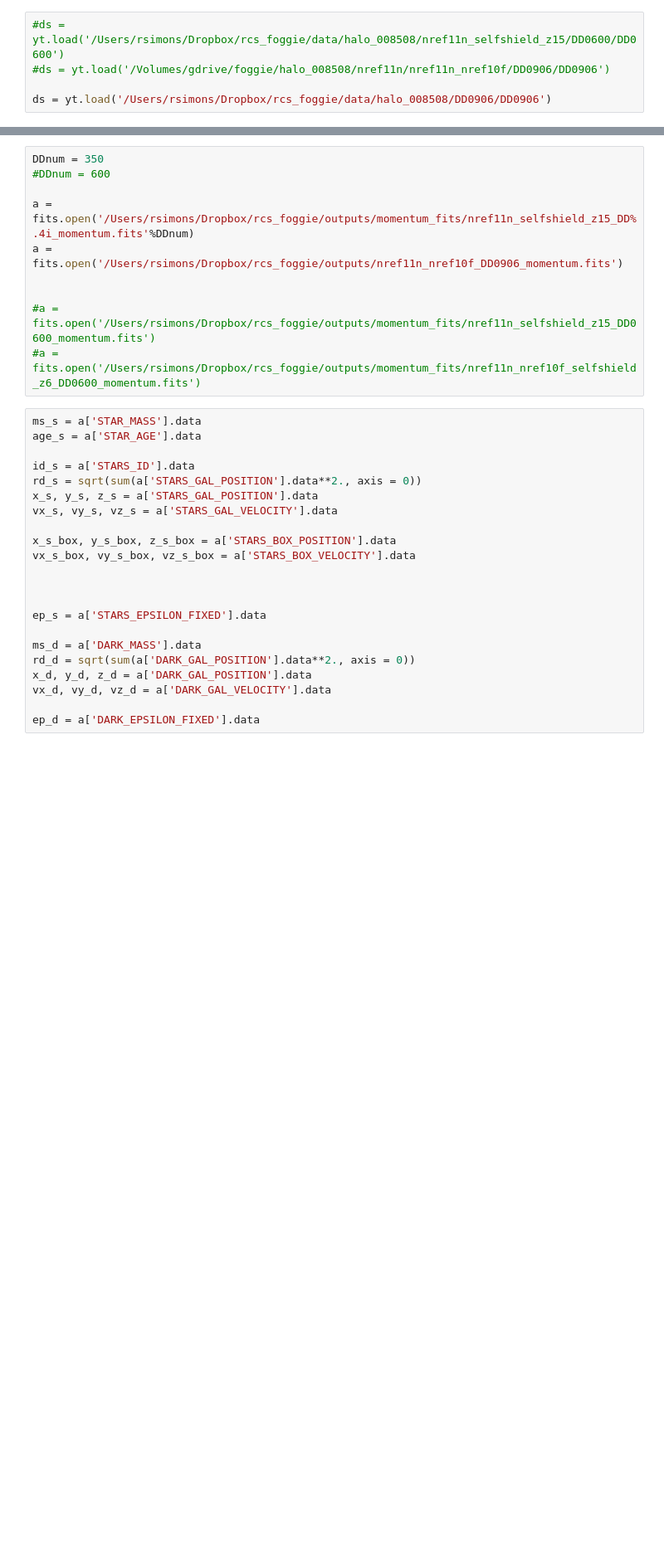
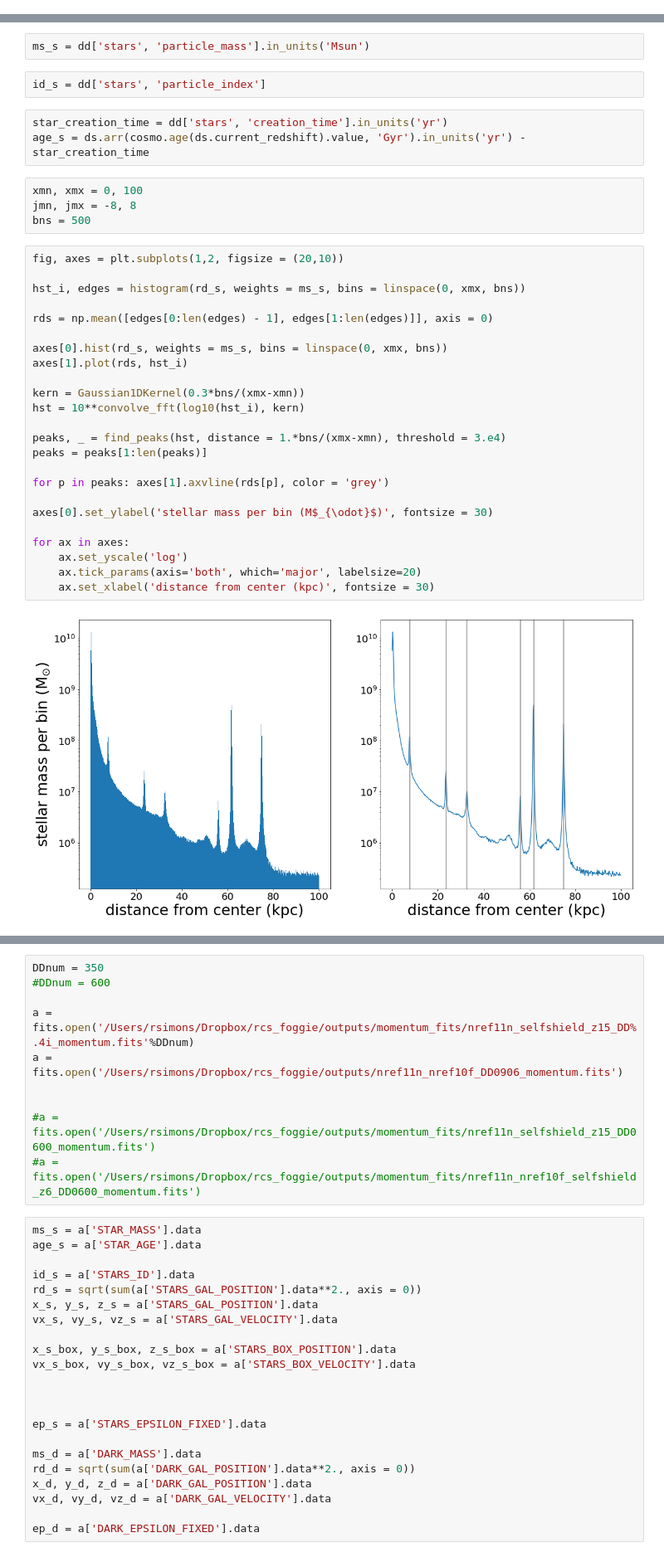
Before and after one commit to RaymondSimons/foggie_local, a Jupyter notebook: satellite_track.ipynb, the cells around one changed output, grey strips where cells are left out. Shown at 83% size. Cells and saved outputs as stored; diff of their text form; blank space fills up the shorter version.

```diff
--- a/satellite_track.ipynb
+++ b/satellite_track.ipynb
@@ -11,7 +13,2 @@ from scipy.signal import find_peaks
 
 %matplotlib inline
-# %%
-#ds = yt.load('/Users/rsimons/Dropbox/rcs_foggie/data/halo_008508/nref11n_selfshield_z15/DD0600/DD0600')
-#ds = yt.load('/Volumes/gdrive/foggie/halo_008508/nref11n/nref11n_nref10f/DD0906/DD0906')
-
-ds = yt.load('/Users/rsimons/Dropbox/rcs_foggie/data/halo_008508/DD0906/DD0906')
@@ -38,0 +99,37 @@ rad = 5
+# %%
+ms_s = dd['stars', 'particle_mass'].in_units('Msun')
+# %%
+id_s = dd['stars', 'particle_index']
+# %%
+star_creation_time = dd['stars', 'creation_time'].in_units('yr')
+age_s = ds.arr(cosmo.age(ds.current_redshift).value, 'Gyr').in_units('yr') - star_creation_time
+# %%
+xmn, xmx = 0, 100
+jmn, jmx = -8, 8
+bns = 500
+# %%
+fig, axes = plt.subplots(1,2, figsize = (20,10))
+
+hst_i, edges = histogram(rd_s, weights = ms_s, bins = linspace(0, xmx, bns))
+
+rds = np.mean([edges[0:len(edges) - 1], edges[1:len(edges)]], axis = 0)
+
+axes[0].hist(rd_s, weights = ms_s, bins = linspace(0, xmx, bns))
+axes[1].plot(rds, hst_i)
+
+kern = Gaussian1DKernel(0.3*bns/(xmx-xmn))
+hst = 10**convolve_fft(log10(hst_i), kern)
+
+peaks, _ = find_peaks(hst, distance = 1.*bns/(xmx-xmn), threshold = 3.e4)
+peaks = peaks[1:len(peaks)]
+
+for p in peaks: axes[1].axvline(rds[p], color = 'grey')
+
+axes[0].set_ylabel('stellar mass per bin (M$_{\odot}$)', fontsize = 30)
+
+for ax in axes:
+    ax.set_yscale('log')
+    ax.tick_params(axis='both', which='major', labelsize=20)
+    ax.set_xlabel('distance from center (kpc)', fontsize = 30)
+# %% [output]
+[figure, added]
```
Also changed, not shown: parts of 17 cells of this notebook, 4 other files.
